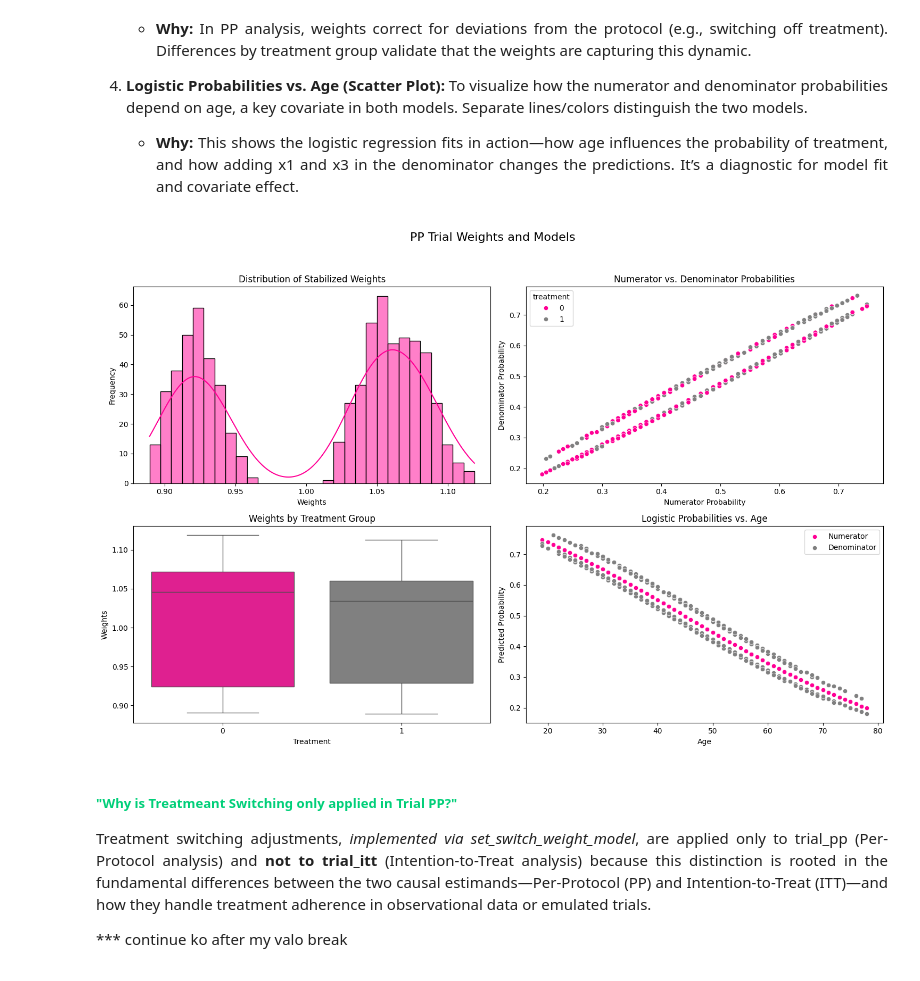
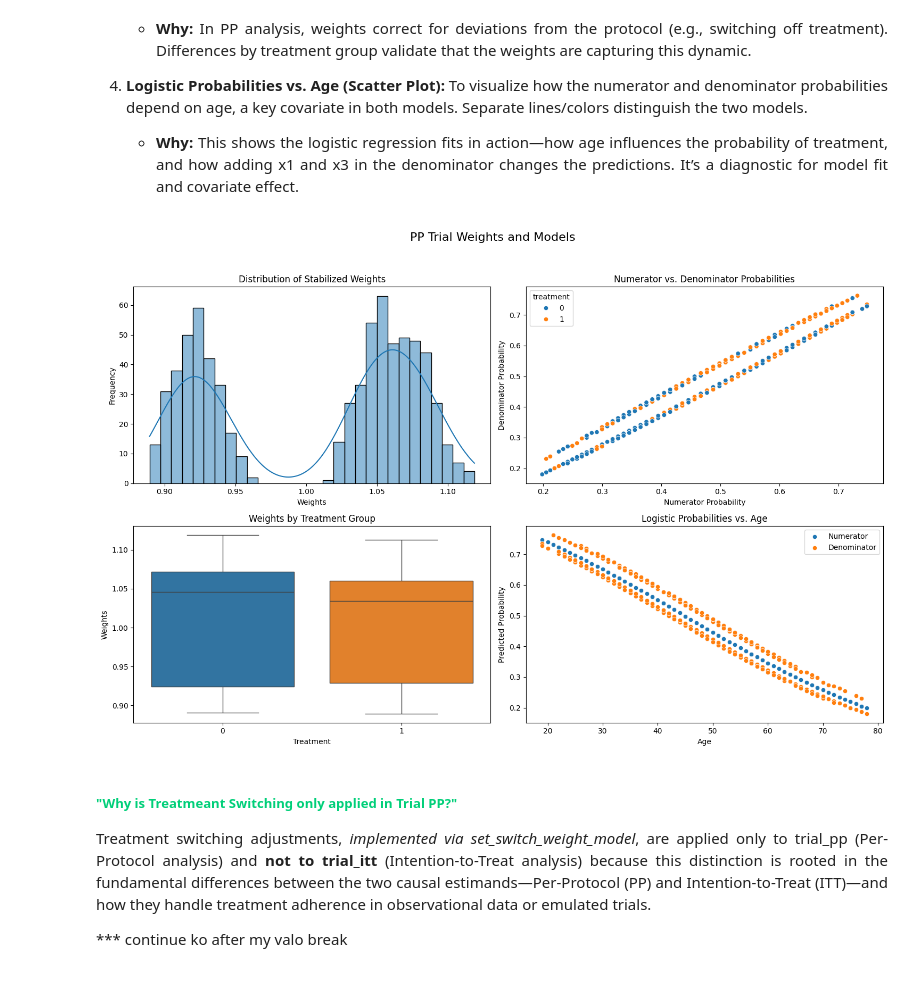
Before and after one commit to Bobberns/Target_Trial_Emulation, a Jupyter notebook: Python Codes/TTE-v1.ipynb, the cells around one changed output. Drawn from its saved outputs; the diff is of its cells as text; code cells hidden in the pictures.

```diff
--- a/Python Codes/TTE-v1.ipynb
+++ b/Python Codes/TTE-v1.ipynb
@@ -453,9 +453,7 @@ This visualization is tailored to the outputs of set_switch_weight_model applied
 
 </div>
 # %%
-custom_grey = (128/255, 128/255, 128/255)  # RGB for grey
-
-# Visualization function
+# Visualization function without custom colors
 def visualize_weights_and_models(data, title, save_dir):
     """
     Visualize weights, numerator/denominator probabilities, and logistic fits.
@@ -469,42 +467,40 @@ def visualize_weights_and_models(data, title, save_dir):
     fig.suptitle(title, fontsize=16)
 
     # Plot 1: Distribution of weights
-    sns.histplot(data['weights'], bins=30, kde=True, ax=axes[0, 0], color=custom_pink)
+    sns.histplot(data['weights'], bins=30, kde=True, ax=axes[0, 0])
     axes[0, 0].set_title("Distribution of Stabilized Weights")
     axes[0, 0].set_xlabel("Weights")
     axes[0, 0].set_ylabel("Frequency")
 
     # Plot 2: Numerator vs. Denominator Probabilities
-    sns.scatterplot(x=data['num_probs'], y=data['denom_probs'], hue=data['treatment'],
-                    ax=axes[0, 1], palette=[custom_pink, custom_grey])
+    sns.scatterplot(x=data['num_probs'], y=data['denom_probs'], hue=data['treatment'], ax=axes[0, 1])
     axes[0, 1].set_title("Numerator vs. Denominator Probabilities")
     axes[0, 1].set_xlabel("Numerator Probability")
     axes[0, 1].set_ylabel("Denominator Probability")
 
     # Plot 3: Weights vs. Treatment
-    sns.boxplot(x=data['treatment'], y=data['weights'], hue=data['treatment'],
-                ax=axes[1, 0], palette=[custom_pink, custom_grey], legend=False)
+    sns.boxplot(x=data['treatment'], y=data['weights'], hue=data['treatment'], ax=axes[1, 0], legend=False)
     axes[1, 0].set_title("Weights by Treatment Group")
     axes[1, 0].set_xlabel("Treatment")
     axes[1, 0].set_ylabel("Weights")
 
     # Plot 4: Logistic Fit (Probabilities vs. Age)
-    sns.scatterplot(x=data['age'], y=data['num_probs'], label='Numerator', ax=axes[1, 1], color=custom_pink)
-    sns.scatterplot(x=data['age'], y=data['denom_probs'], label='Denominator', ax=axes[1, 1], color=custom_grey)
+    sns.scatterplot(x=data['age'], y=data['num_probs'], label='Numerator', ax=axes[1, 1])
+    sns.scatterplot(x=data['age'], y=data['denom_probs'], label='Denominator', ax=axes[1, 1])
     axes[1, 1].set_title("Logistic Probabilities vs. Age")
     axes[1, 1].set_xlabel("Age")
     axes[1, 1].set_ylabel("Predicted Probability")
     axes[1, 1].legend()
 
     plt.tight_layout(rect=[0, 0, 1, 0.95])  # Adjust for suptitle
     os.makedirs(save_dir, exist_ok=True)
     plt.savefig(os.path.join(save_dir, f"{title.replace(' ', '_')}_visualization.png"))
     plt.show()
 
 # Visualize results for trial_pp
 visualize_weights_and_models(trial_pp, "PP Trial Weights and Models", trial_pp_dir)
 # %% [output]
-[figure, old version]
+[figure, new version]
 # %% [markdown]
 <div align="justify">
 
```
Also changed, not shown: parts of 8 cells of this notebook, 4 other files.
